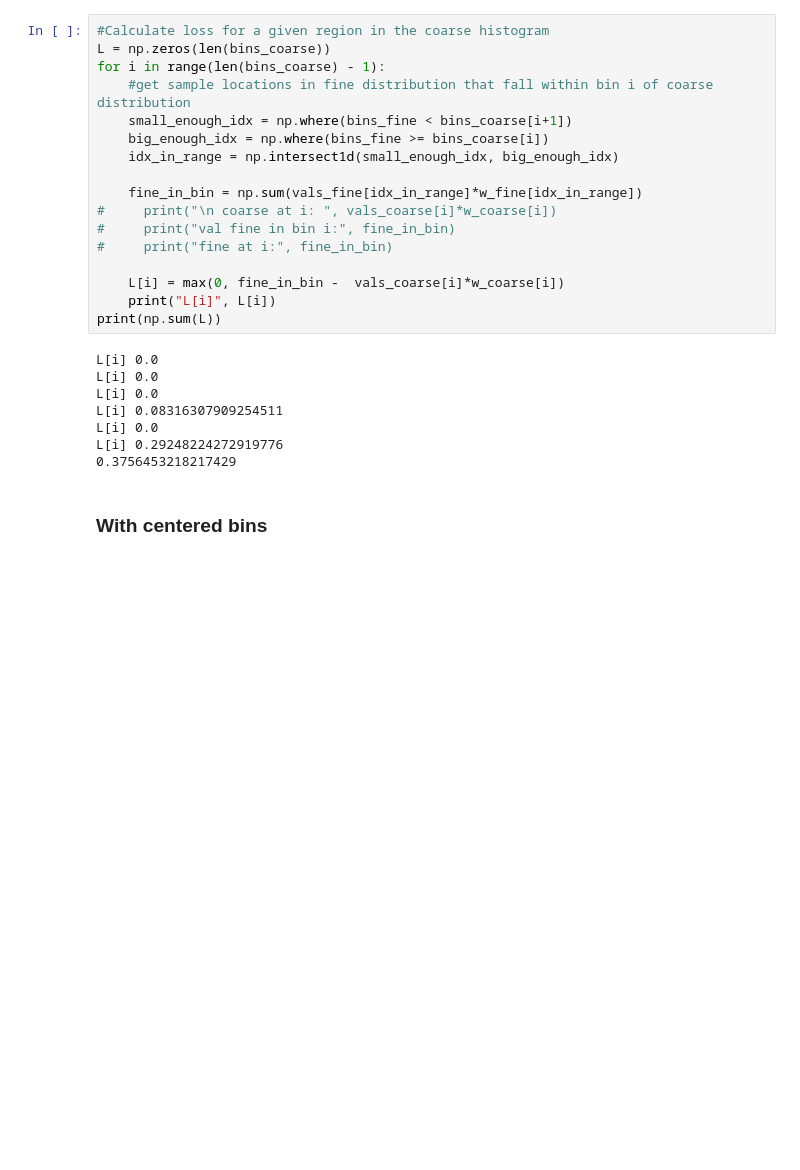
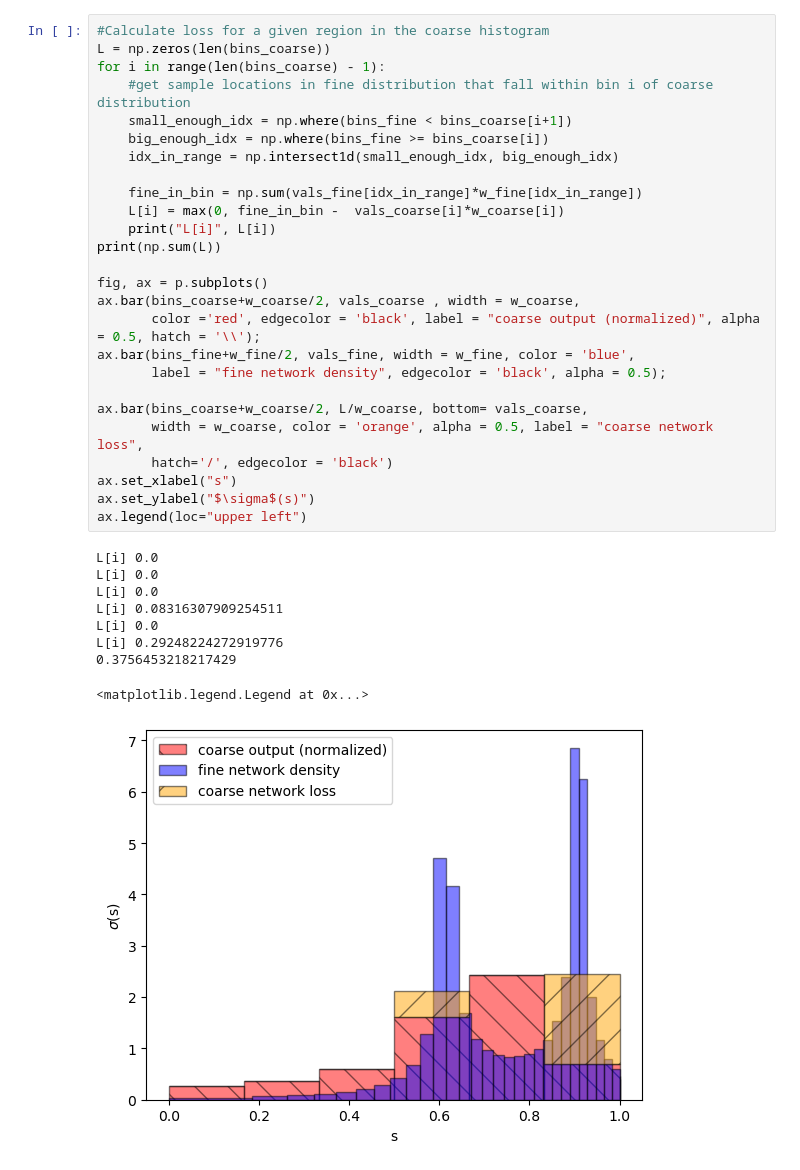
Before and after one commit to mcdermatt/PLINK, a Jupyter notebook: src/coarse_to_fine_demo.ipynb, the cells around one changed output. Cells and saved outputs as stored; diff of their text form; blank space fills up the shorter version.

```diff
--- a/src/coarse_to_fine_demo.ipynb
+++ b/src/coarse_to_fine_demo.ipynb
@@ -79,27 +59,36 @@ ax.legend(loc="upper left")
 # %%
 #Calculate loss for a given region in the coarse histogram
 L = np.zeros(len(bins_coarse))
 for i in range(len(bins_coarse) - 1):
     #get sample locations in fine distribution that fall within bin i of coarse distribution
     small_enough_idx = np.where(bins_fine < bins_coarse[i+1])
     big_enough_idx = np.where(bins_fine >= bins_coarse[i])
     idx_in_range = np.intersect1d(small_enough_idx, big_enough_idx)
 
     fine_in_bin = np.sum(vals_fine[idx_in_range]*w_fine[idx_in_range])
-#     print("\n coarse at i: ", vals_coarse[i]*w_coarse[i])
-#     print("val fine in bin i:", fine_in_bin)
-#     print("fine at i:", fine_in_bin)
-
     L[i] = max(0, fine_in_bin -  vals_coarse[i]*w_coarse[i])
     print("L[i]", L[i])
 print(np.sum(L))
+
+fig, ax = p.subplots()
+ax.bar(bins_coarse+w_coarse/2, vals_coarse , width = w_coarse,
+       color ='red', edgecolor = 'black', label = "coarse output (normalized)", alpha = 0.5, hatch = '\\');
+ax.bar(bins_fine+w_fine/2, vals_fine, width = w_fine, color = 'blue',
+       label = "fine network density", edgecolor = 'black', alpha = 0.5);
+
+ax.bar(bins_coarse+w_coarse/2, L/w_coarse, bottom= vals_coarse,
+       width = w_coarse, color = 'orange', alpha = 0.5, label = "coarse network loss",
+       hatch='/', edgecolor = 'black')
+ax.set_xlabel("s")
+ax.set_ylabel("$\sigma$(s)")
+ax.legend(loc="upper left")
 # %% [output]
 L[i] 0.0
 L[i] 0.0
 L[i] 0.0
 L[i] 0.08316307909254511
 L[i] 0.0
 L[i] 0.29248224272919776
 0.3756453218217429
+<matplotlib.legend.Legend at 0x...>
+[figure, added]
-# %% [markdown]
-### With centered bins
```
Also changed, not shown: parts of 18 cells of this notebook, 2 other files.
